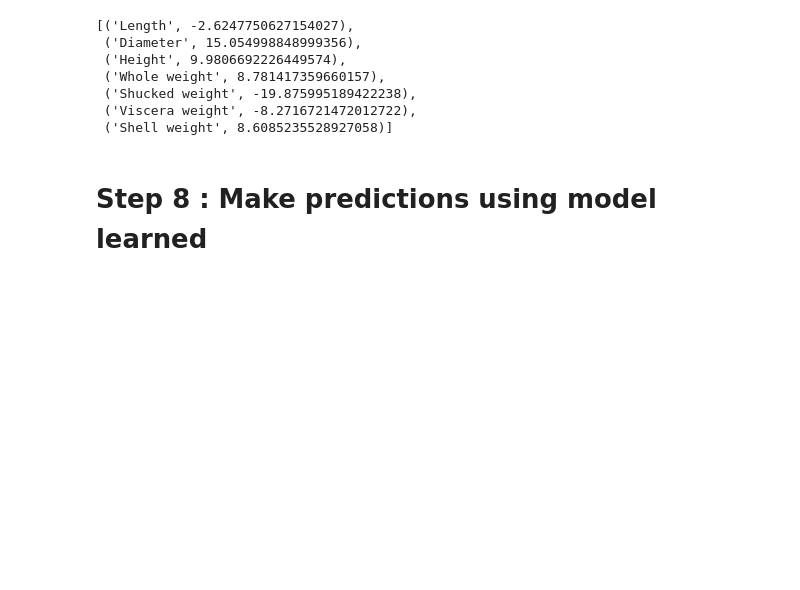
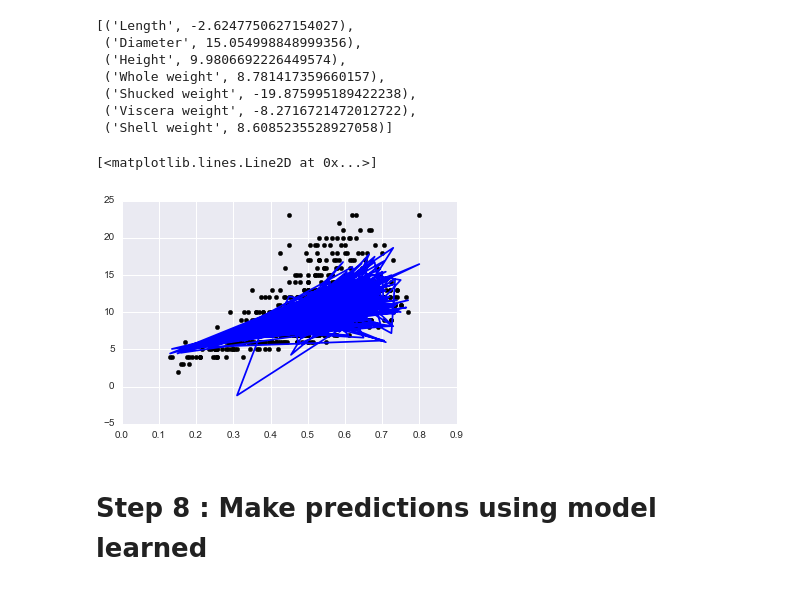
Before and after one commit to VijayDaultani/ml_kernels, a Jupyter notebook: regression/sample_all_regression.ipynb, the cells around one changed output. Saved outputs shown, nothing was run; the diff lists cells and outputs as text; code cells hidden in the pictures; blank space fills up the shorter version.

```diff
--- a/regression/linear_regression.ipynb
+++ b/regression/sample_all_regression.ipynb
@@ -181,6 +181,15 @@ zip(features, linreg.coef_)
  ('Shucked weight', -19.875995189422238),
  ('Viscera weight', -8.2716721472012722),
  ('Shell weight', 8.6085235528927058)]
+# %%
+#Plotting the output
+plt.scatter(X_test.Length, y_test,color='black')
+plt.plot(X_test.Length, linreg.predict(X_test), color='blue')
+#print X_train.shape
+#print y_train.shape
+# %% [output]
+[<matplotlib.lines.Line2D at 0x...>]
+[figure, added]
 # %% [markdown]
 # Step 8 : Make predictions using model learned
 # %%
```
Also changed, not shown: parts of 6 cells of this notebook.
